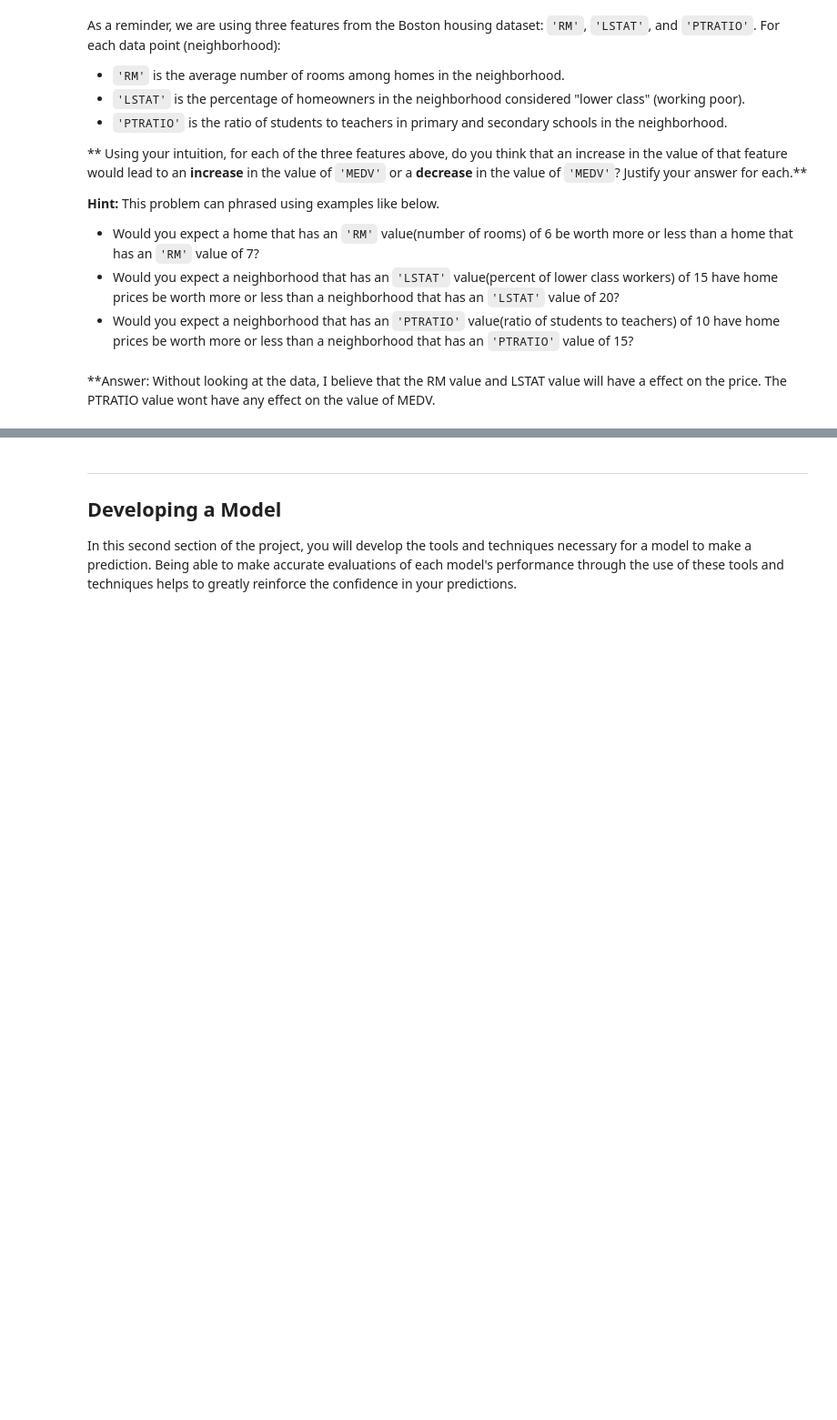
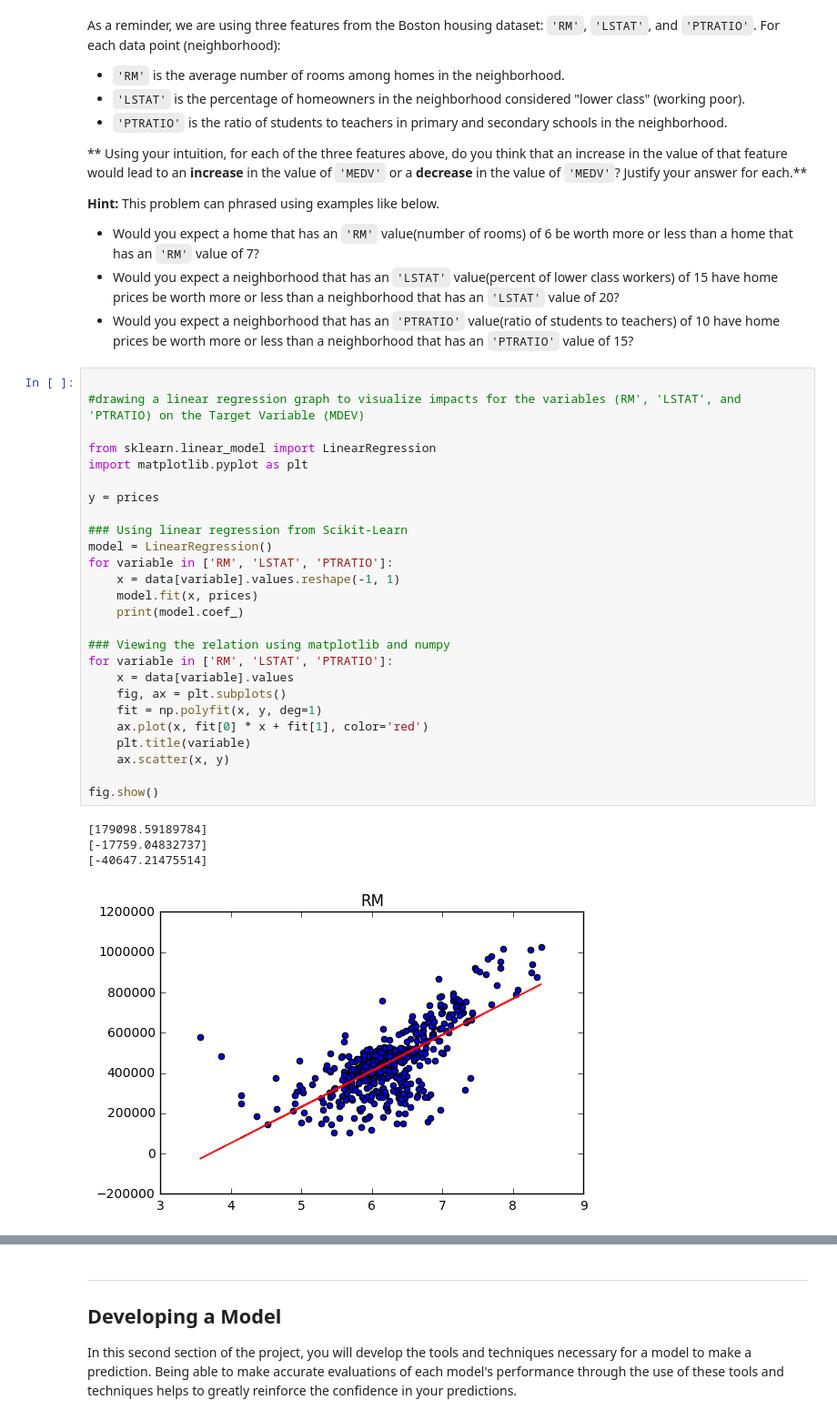
Before and after one commit to aghasd5/boston_housing, a Jupyter notebook: boston_housing.ipynb, the cells around one changed output, grey strips where cells are left out. Shown at 91% size. Drawn from its saved outputs; the diff is of its cells as text; blank space fills up the shorter version.

```diff
--- a/boston_housing.ipynb
+++ b/boston_housing.ipynb
@@ -98,5 +99,34 @@ As a reminder, we are using three features from the Boston housing dataset: `'RM
 * Would you expect a home that has an `'RM'` value(number of rooms) of 6 be worth more or less than a home that has an `'RM'` value of 7?
 * Would you expect a neighborhood that has an `'LSTAT'` value(percent of lower class workers) of 15 have home prices be worth more or less than a neighborhood that has an `'LSTAT'` value of 20?
 * Would you expect a neighborhood that has an `'PTRATIO'` value(ratio of students to teachers) of 10 have home prices be worth more or less than a neighborhood that has an `'PTRATIO'` value of 15?
-# %% [markdown]
-**Answer: Without looking at the data, I believe that the RM value and LSTAT value will have a effect on the price. The PTRATIO value wont have any effect on the value of MEDV.
+# %%
+
+#drawing a linear regression graph to visualize impacts for the variables (RM', 'LSTAT', and 'PTRATIO) on the Target Variable (MDEV)
+
+from sklearn.linear_model import LinearRegression
+import matplotlib.pyplot as plt
+
+y = prices
+
+### Using linear regression from Scikit-Learn
+model = LinearRegression()
+for variable in ['RM', 'LSTAT', 'PTRATIO']:
+    x = data[variable].values.reshape(-1, 1)
+    model.fit(x, prices)
+    print(model.coef_)
+
+### Viewing the relation using matplotlib and numpy
+for variable in ['RM', 'LSTAT', 'PTRATIO']:
+    x = data[variable].values
+    fig, ax = plt.subplots()
+    fit = np.polyfit(x, y, deg=1)
+    ax.plot(x, fit[0] * x + fit[1], color='red')
+    plt.title(variable)
+    ax.scatter(x, y)
+
+fig.show()
+# %% [output]
+[179098.59189784]
+[-17759.04832737]
+[-40647.21475514]
+[figure, added]
```
Also changed, not shown: parts of 9 cells of this notebook.
